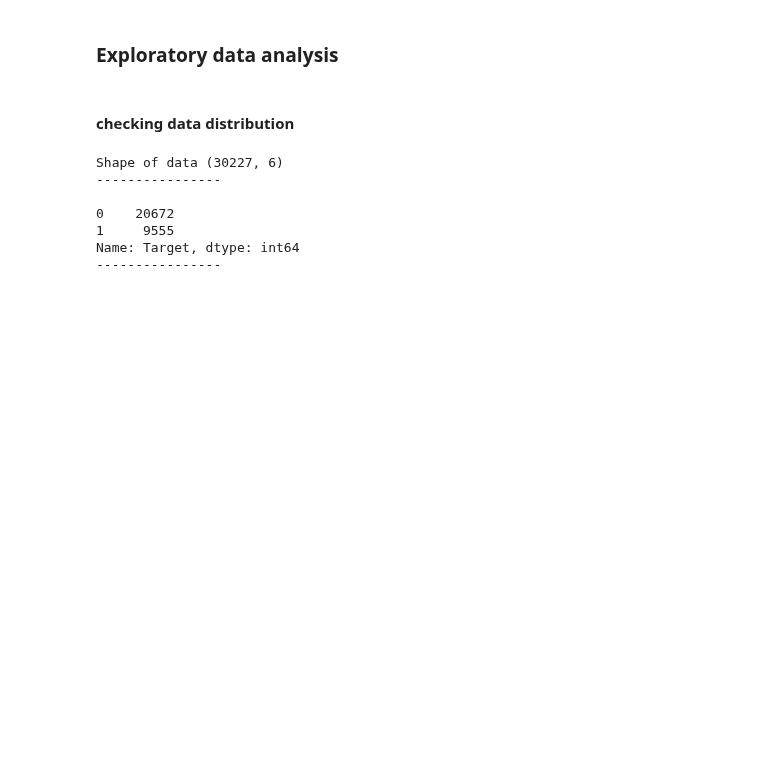
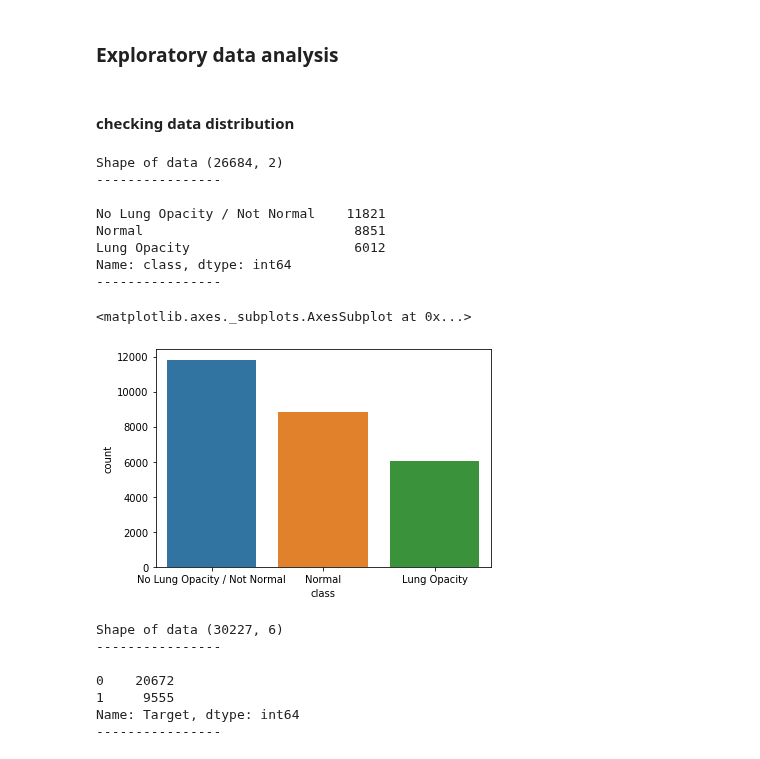
Before and after one commit to baalasangar/MLAI, a Jupyter notebook: 13_Capstone/Image_classification.ipynb, the cells around one changed output. Saved outputs shown, nothing was run; the diff lists cells and outputs as text; code cells hidden in the pictures; blank space fills up the shorter version.

```diff
--- a/13_Capstone/Image_classification.ipynb
+++ b/13_Capstone/Image_classification.ipynb
@@ -116,12 +104,24 @@ train_data.head()
 #### checking data distribution
 # %%
 ### Distribution od the class
+meta_data.drop_duplicates(inplace=True)
 print("Shape of data",meta_data.shape)
 print("----------------\n")
 
 print(meta_data["class"].value_counts())
 print("----------------\n")
 
 sns.countplot(data=meta_data,x="class")
+# %% [output]
+Shape of data (26684, 2)
+----------------
+
+No Lung Opacity / Not Normal    11821
+Normal                           8851
+Lung Opacity                     6012
+Name: class, dtype: int64
+----------------
+<matplotlib.axes._subplots.AxesSubplot at 0x...>
+[figure, added]
 # %%
 ### Distribution of the class
```
Also changed, not shown: parts of 12 cells of this notebook.
